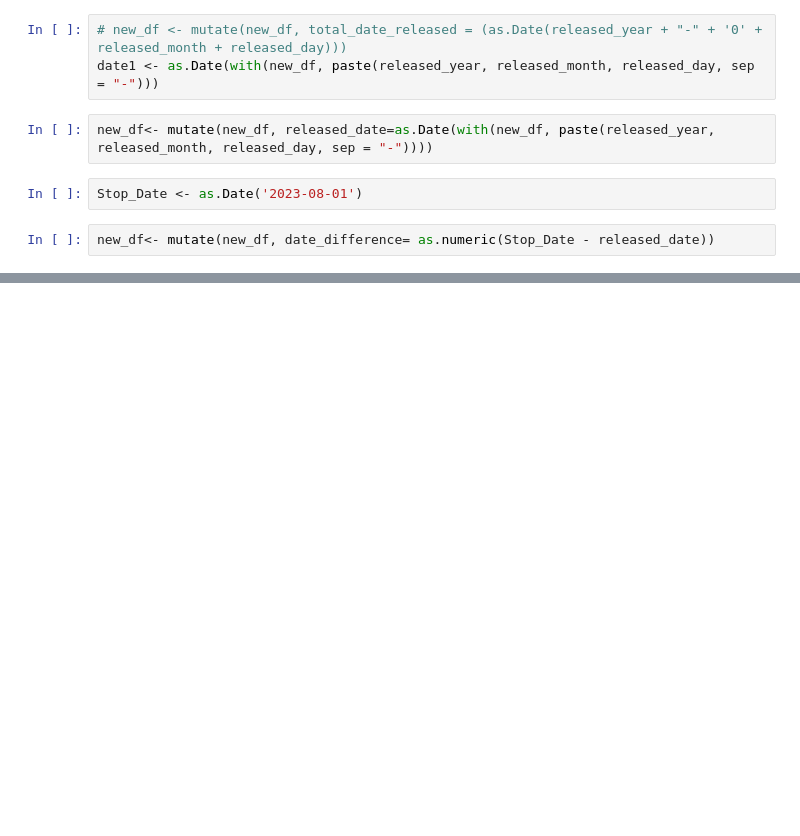
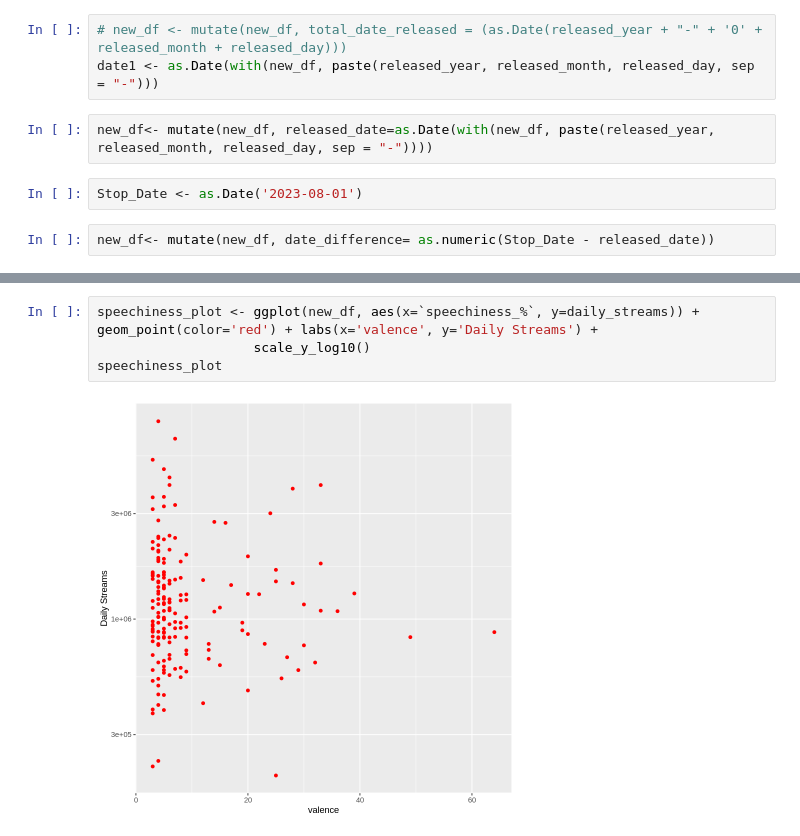
Before and after one commit to qinhan099/DSCI100_Group15_RedWine, a Jupyter notebook: Data_Cleaning.ipynb, the cells around one changed output, grey strips where cells are left out. Saved outputs shown, nothing was run; the diff lists cells and outputs as text; blank space fills up the shorter version.

```diff
--- a/Data_Cleaning.ipynb
+++ b/Data_Cleaning.ipynb
@@ -107,0 +88,6 @@ A tibble: 175 × 27
+# %%
+speechiness_plot <- ggplot(new_df, aes(x=`speechiness_%`, y=daily_streams)) + geom_point(color='red') + labs(x='valence', y='Daily Streams') +
+                    scale_y_log10()
+speechiness_plot
+# %% [output]
+[figure, added]
```
Also changed, not shown: parts of 12 cells of this notebook, 1 other file.
